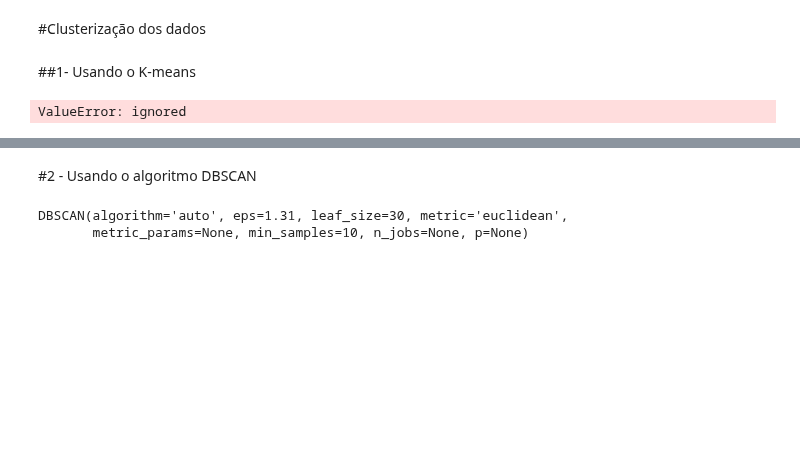
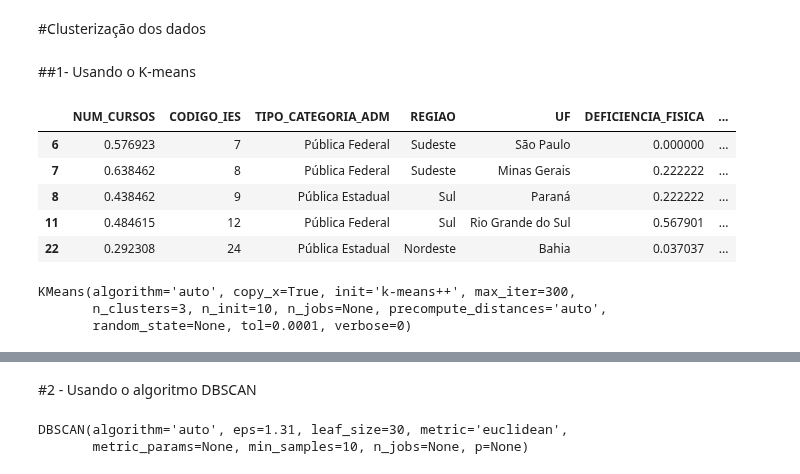
Before and after one commit to roxacarv/edulearn, a Jupyter notebook: Edulearn_clustering.ipynb, the cells around one changed output, grey strips where cells are left out. Saved outputs shown, nothing was run; the diff lists cells and outputs as text; code cells hidden in the pictures; blank space fills up the shorter version.

```diff
--- a/Edulearn_clustering.ipynb
+++ b/Edulearn_clustering.ipynb
@@ -433,12 +431,23 @@ novo_df.describe()
 ##1- Usando o K-means
 # %%
 from sklearn.cluster import KMeans
+# %%
+novo_df.head()
+# %% [output]
+|  | NUM_CURSOS | CODIGO_IES | TIPO_CATEGORIA_ADM | REGIAO | UF | DEFICIENCIA_FISICA | ... |
+| 6 | 0.576923 | 7 | Pública Federal | Sudeste | São Paulo | 0.000000 | ... |
+| 7 | 0.638462 | 8 | Pública Federal | Sudeste | Minas Gerais | 0.222222 | ... |
+| 8 | 0.438462 | 9 | Pública Estadual | Sul | Paraná | 0.222222 | ... |
+| 11 | 0.484615 | 12 | Pública Federal | Sul | Rio Grande do Sul | 0.567901 | ... |
+| 22 | 0.292308 | 24 | Pública Estadual | Nordeste | Bahia | 0.037037 | ... |
 # %%
-#Agrupando em 4 grupos
-agrupador = KMeans(n_clusters = 4)
+#Agrupando em 3 grupos
+agrupador = KMeans(n_clusters = 3)
 agrupador.fit(novo_df)
 # %% [output]
-ValueError: ignored
+KMeans(algorithm='auto', copy_x=True, init='k-means++', max_iter=300,
+       n_clusters=3, n_init=10, n_jobs=None, precompute_distances='auto',
+       random_state=None, tol=0.0001, verbose=0)
 # %%
 labels = agrupador.labels_
 print(labels)
```
Also changed, not shown: parts of 18 cells of this notebook.
